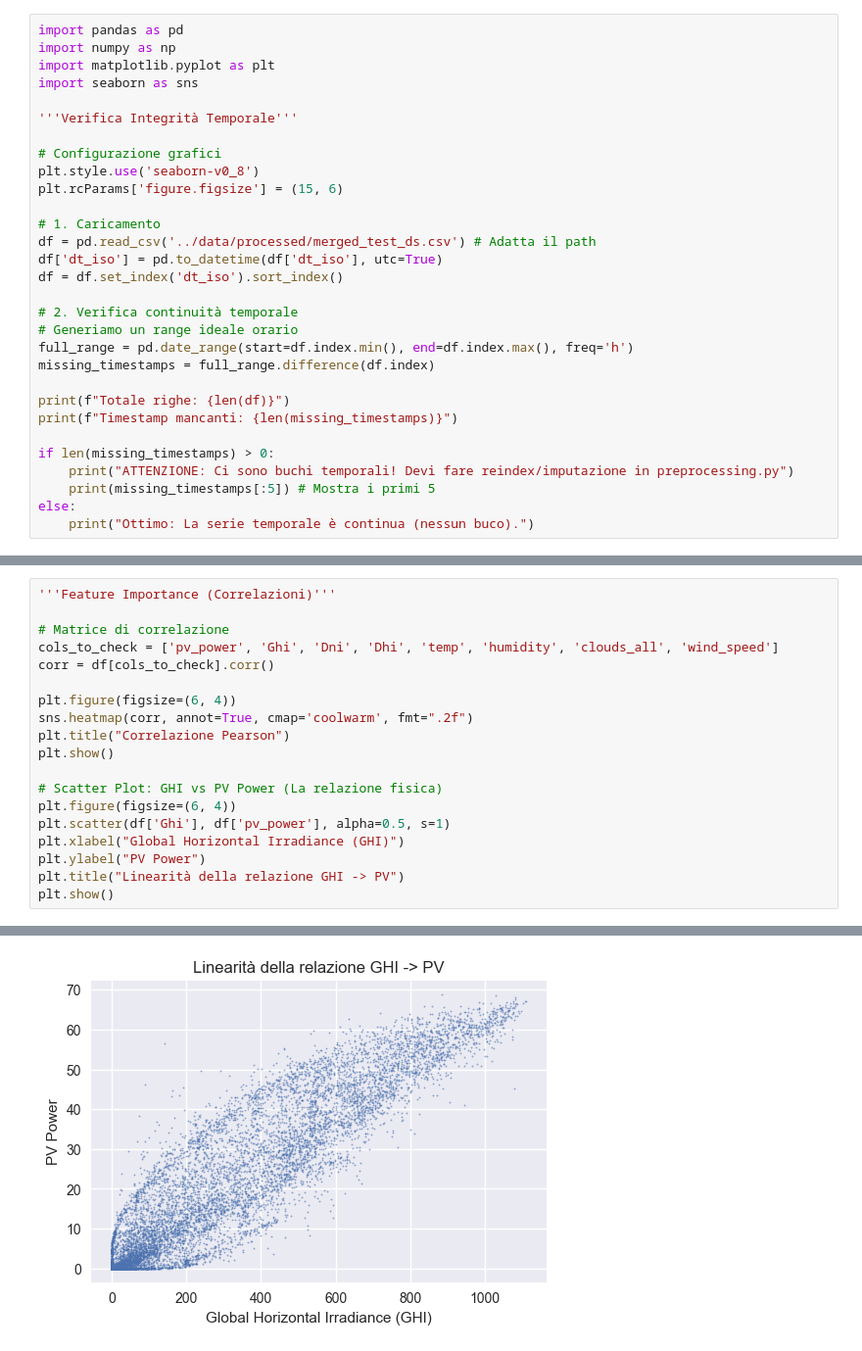
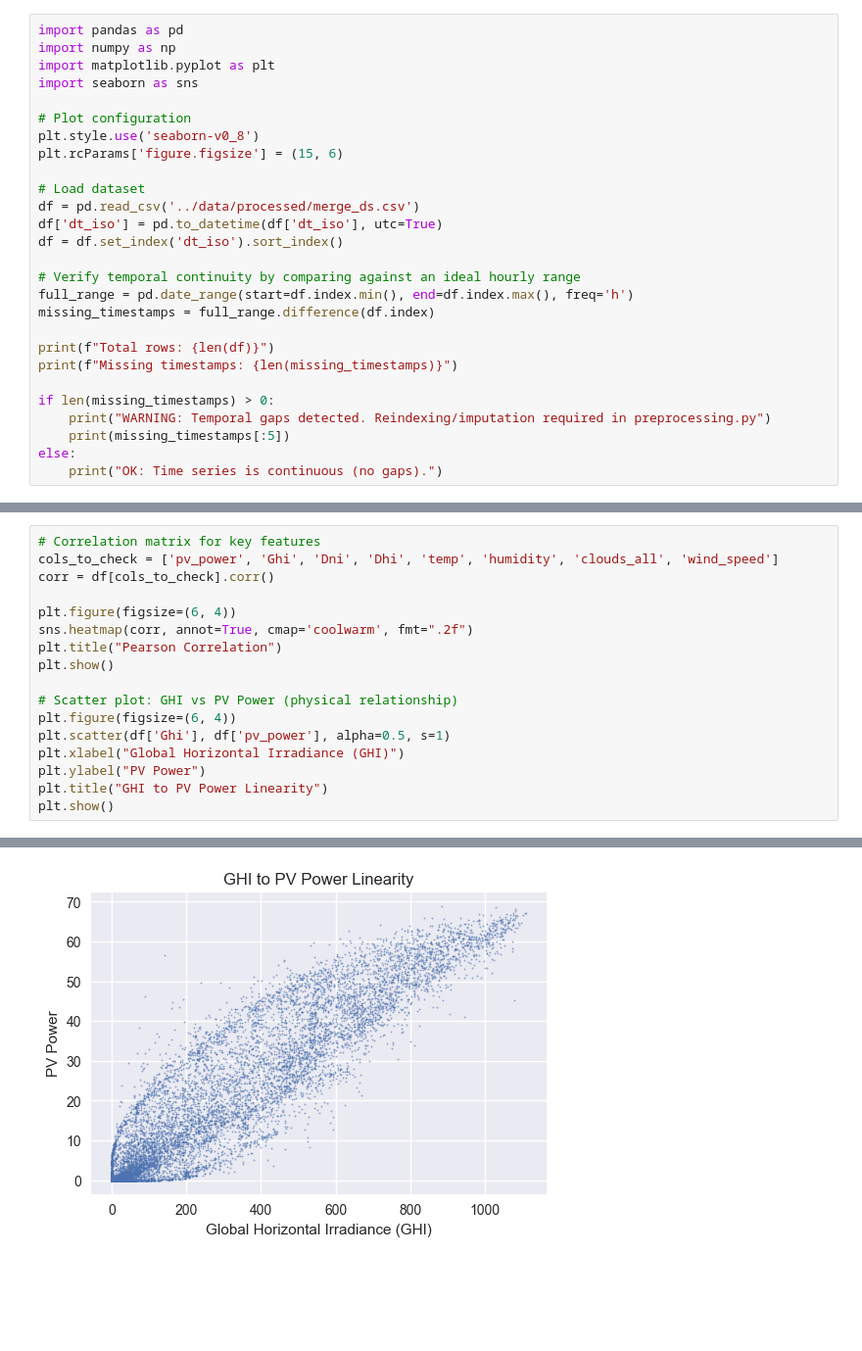
Before and after one commit to scorzaluca/Progetto_deep_learning, a Jupyter notebook: notebooks/EDA.ipynb, the cells around one changed output, grey strips where cells are left out. Shown at 98% size. Cells and saved outputs as stored; diff of their text form; blank space fills up the shorter version.

```diff
--- a/notebooks/EDA.ipynb
+++ b/notebooks/EDA.ipynb
@@ -4,28 +10,25 @@ import numpy as np
 import matplotlib.pyplot as plt
 import seaborn as sns
 
-'''Verifica Integrità Temporale'''
-
-# Configurazione grafici
+# Plot configuration
 plt.style.use('seaborn-v0_8')
 plt.rcParams['figure.figsize'] = (15, 6)
 
-# 1. Caricamento
-df = pd.read_csv('../data/processed/merged_test_ds.csv') # Adatta il path
+# Load dataset
+df = pd.read_csv('../data/processed/merge_ds.csv')
 df['dt_iso'] = pd.to_datetime(df['dt_iso'], utc=True)
 df = df.set_index('dt_iso').sort_index()
 
-# 2. Verifica continuità temporale
-# Generiamo un range ideale orario
+# Verify temporal continuity by comparing against an ideal hourly range
 full_range = pd.date_range(start=df.index.min(), end=df.index.max(), freq='h')
 missing_timestamps = full_range.difference(df.index)
 
-print(f"Totale righe: {len(df)}")
-print(f"Timestamp mancanti: {len(missing_timestamps)}")
+print(f"Total rows: {len(df)}")
+print(f"Missing timestamps: {len(missing_timestamps)}")
 
 if len(missing_timestamps) > 0:
-    print("ATTENZIONE: Ci sono buchi temporali! Devi fare reindex/imputazione in preprocessing.py")
-    print(missing_timestamps[:5]) # Mostra i primi 5
+    print("WARNING: Temporal gaps detected. Reindexing/imputation required in preprocessing.py")
+    print(missing_timestamps[:5])
 else:
-    print("Ottimo: La serie temporale è continua (nessun buco).")
+    print("OK: Time series is continuous (no gaps).")
 # %% [output]
@@ -96,20 +101,18 @@ Se di notte il PV non è esattamente 0 (rumore del sensore), in preprocessing.py
 # %%
-'''Feature Importance (Correlazioni)'''
-
-# Matrice di correlazione
+# Correlation matrix for key features
 cols_to_check = ['pv_power', 'Ghi', 'Dni', 'Dhi', 'temp', 'humidity', 'clouds_all', 'wind_speed']
 corr = df[cols_to_check].corr()
 
 plt.figure(figsize=(6, 4))
 sns.heatmap(corr, annot=True, cmap='coolwarm', fmt=".2f")
-plt.title("Correlazione Pearson")
+plt.title("Pearson Correlation")
 plt.show()
 
-# Scatter Plot: GHI vs PV Power (La relazione fisica)
+# Scatter plot: GHI vs PV Power (physical relationship)
 plt.figure(figsize=(6, 4))
 plt.scatter(df['Ghi'], df['pv_power'], alpha=0.5, s=1)
 plt.xlabel("Global Horizontal Irradiance (GHI)")
 plt.ylabel("PV Power")
-plt.title("Linearità della relazione GHI -> PV")
+plt.title("GHI to PV Power Linearity")
 plt.show()
 # %% [output]
@@ -117,2 +120,2 @@ plt.show()
-[figure, old version]
+[figure, new version]
 # %% [markdown]
```
Also changed, not shown: parts of 14 cells of this notebook, 3 other files.
